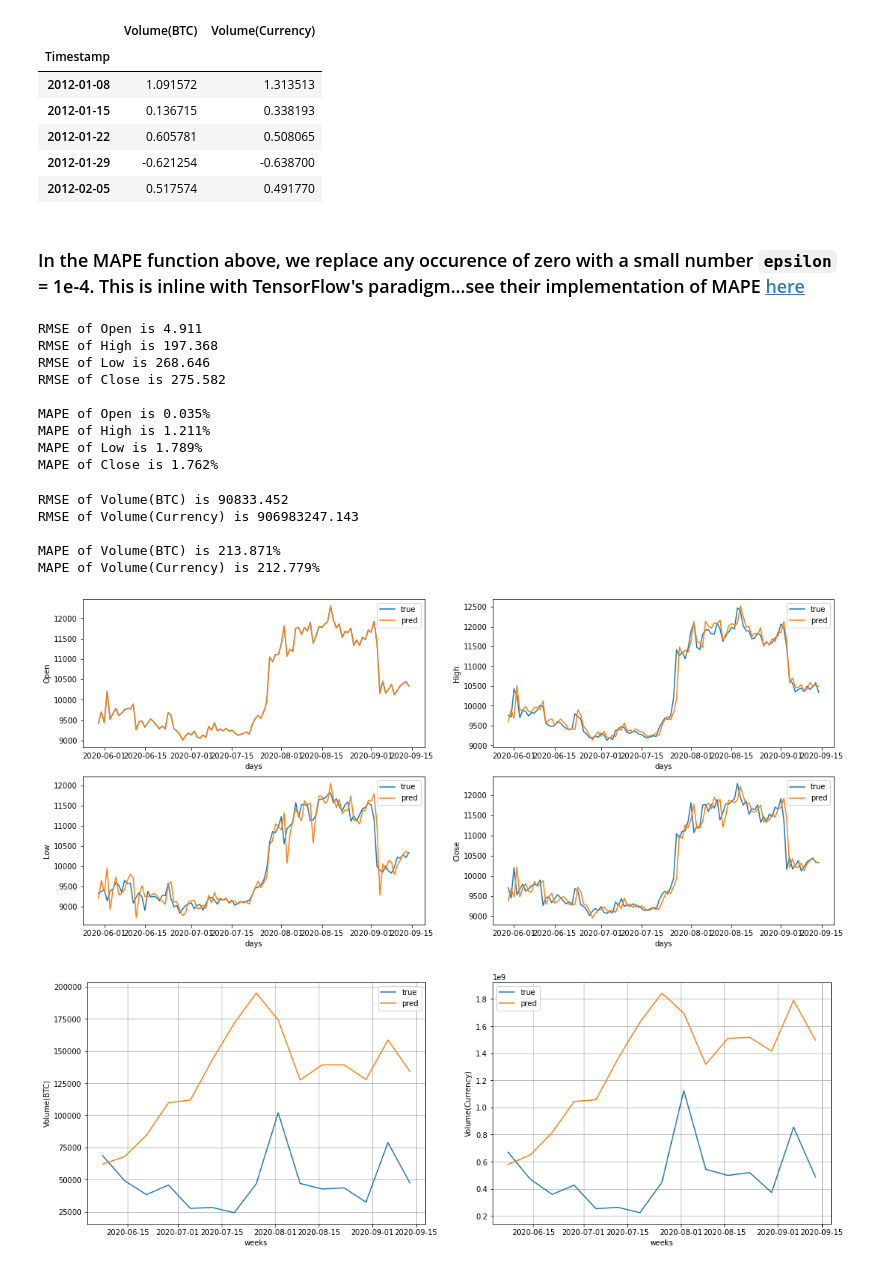
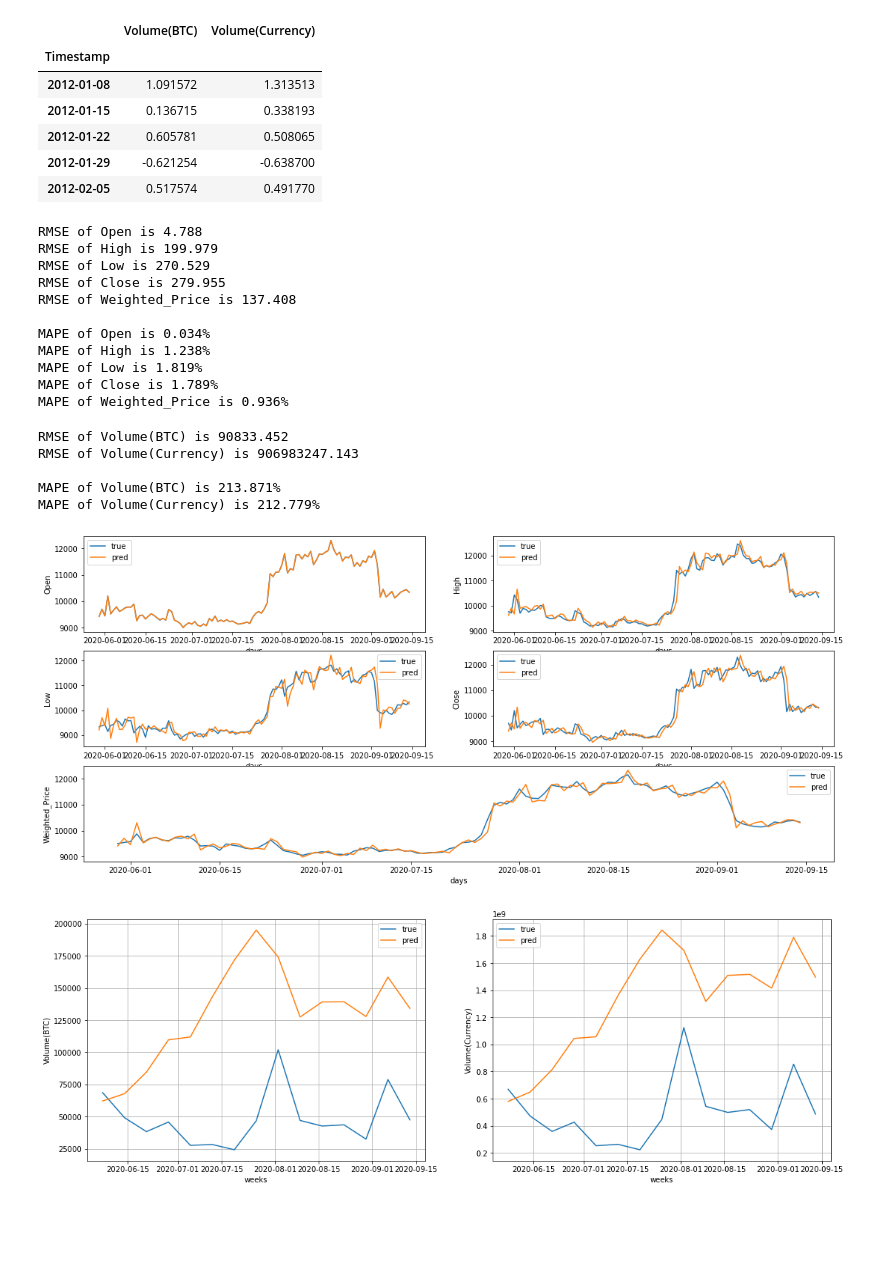
Before and after one commit to HamoyeHQ/05-bitcoin-trading, a Jupyter notebook: OHLC_BTC_CUR multivariate time series.ipynb, the cells around one changed output. Drawn from its saved outputs; the diff is of its cells as text; code cells hidden in the pictures; blank space fills up the shorter version.

Commit message:
Added 'Weighted_Price' column  to the multivariate variables
Added 'Weighted_Price' column  to the multivariate time series variables for forecast

`````diff
--- a/OHLC_BTC_CUR multivariate time series.ipynb
+++ b/OHLC_BTC_CUR multivariate time series.ipynb
@@ -321,5 +315,6 @@ daily_Low = bitcoin_df_imputed['Low'].resample('D').min()
 daily_Close = bitcoin_df_imputed['Close'].resample('D').last()
 daily_Volume_BTC = bitcoin_df_imputed['Volume_(BTC)'].resample('D').sum()
 daily_Volume_Currency = bitcoin_df_imputed['Volume_(Currency)'].resample('D').sum()
+daily_Weighted_Price = bitcoin_df_imputed['Weighted_Price'].resample('D').mean()
 # %%
 daily_df = pd.DataFrame({'Open': daily_Open, 'High': daily_High, 'Low': daily_Low, 'Close': daily_Close, \
@@ -451,9 +451,0 @@ plt.show()
-# %%
-cols = list(daily_df.columns)
-fig = plt.figure(figsize=(18, 12))
-for i, col in zip(range(1, len(cols)+1), cols):
-    a = fig.add_subplot(3, 2, i)
-    plt.xlabel('year')
-    plt.ylabel(col)
-    plt.plot(daily_df.index, daily_df[col], '-')
-    plt.grid()
@@ -616,4 +610,4 @@ daily_df_imputed.head()
 # %%
-daily_OHLC = daily_df_imputed.iloc[:, :-2].copy() # since we now have a dataframe for weekly Volume_(BTC)
-                            # Volume_(Currency), we will use a daily time frame for the rest series. Here, we
-                            # make a dataframe of the remaining 4 series
+daily_OHLCWp = daily_df_imputed.iloc[:, [0, 1, 2, 3, 6]].copy() # since we now have a dataframe for weekly
+                # Volume_(BTC) Volume_(Currency), we will use a daily time frame for the rest series. Here, we
+                # make a dataframe of the remaining 5 series
@@ -942,8 +956,8 @@ def walk_forward_VAR(df, start_walk, lag_order):
 BTC_CUR_VAR_results = walk_forward_VAR(diff_weekly_btc_cur_df, start_walk_weekly, 5) # BTC/CUR walk forward
 # %%
 # OHLC walk forward
-OHLC_VAR_results_test, OHLC_VAR_results_pred = walk_forward_VAR(np.log(daily_OHLC), start_walk_daily, 16)
-OHLC_VAR_results = np.exp(OHLC_VAR_results_test), np.exp(OHLC_VAR_results_pred)
+OHLCWp_VAR_results_test, OHLCWp_VAR_results_pred = walk_forward_VAR(np.log(daily_OHLCWp), start_walk_daily, 11)
+OHLCWp_VAR_results = np.exp(OHLCWp_VAR_results_test), np.exp(OHLCWp_VAR_results_pred)
 # %%
 # defining a fuction for inversing differencing
 def inv_diff(df, df_diff):
@@ -1013,8 +1027,6 @@ def mape(df_true, df_pred, epsilon=1e-4):
     error = df_true - df_pred
 
     return 100 * np.mean(np.abs(error/df_true), axis=0)
-# %% [markdown]
-### In the MAPE function above, we replace any occurence of zero with a small number ````epsilon```` = 1e-4.  This is inline with TensorFlow's paradigm...see their implementation of MAPE [here](https://www.tensorflow.org/api_docs/python/tf/keras/losses/MAPE)
 # %%
 # defining a function to print out both rmse and mape scores
 def print_rmse_and_mape(df_true, df_pred):
@@ -1027,17 +1039,19 @@ def print_rmse_and_mape(df_true, df_pred):
     for col, col_mape in zip(df_true.columns, np.round(mape(np.array(df_true), np.array(df_pred)), 3)):
         print('MAPE of {} is {}%'.format(col, col_mape))
 # %%
-print_rmse_and_mape(OHLC_VAR_results[0], OHLC_VAR_results[1]) # gets the rmse and mape scores of OHLC
+print_rmse_and_mape(OHLCWp_VAR_results[0], OHLCWp_VAR_results[1]) # gets the rmse and mape scores of OHLC
 # %% [output]
-RMSE of Open is 4.911
-RMSE of High is 197.368
-RMSE of Low is 268.646
-RMSE of Close is 275.582
+RMSE of Open is 4.788
+RMSE of High is 199.979
+RMSE of Low is 270.529
+RMSE of Close is 279.955
+RMSE of Weighted_Price is 137.408
 
-MAPE of Open is 0.035%
-MAPE of High is 1.211%
-MAPE of Low is 1.789%
-MAPE of Close is 1.762%
+MAPE of Open is 0.034%
+MAPE of High is 1.238%
+MAPE of Low is 1.819%
+MAPE of Close is 1.789%
+MAPE of Weighted_Price is 0.936%
 # %%
 print_rmse_and_mape(BTC_CUR_test, BTC_CUR_pred) # gets the rmse and mape scores of BTC/CUR
 # %% [output]
@@ -1047,17 +1061,26 @@ RMSE of Volume(Currency) is 906983247.143
 MAPE of Volume(BTC) is 213.871%
 MAPE of Volume(Currency) is 212.779%
 # %%
-# plots of our predictions and the true values for OHLC with VAR model
+# plots of our predictions and the true values for OHLCWp with VAR model
 fig = plt.figure(figsize=(18, 8))
-for i, col_test, col_pred in zip(range(1, 5), OHLC_VAR_results[0], OHLC_VAR_results[1]):
-    a = fig.add_subplot(2, 2, i)
-    plt.plot(OHLC_VAR_results[0][col_test])
-    plt.plot(OHLC_VAR_results[1].iloc[:, col_pred])
-    plt.legend(['true', 'pred'])
-    plt.xlabel('days')
-    plt.ylabel(col_test)
+for i, col_test, col_pred in zip(range(1, 6), OHLCWp_VAR_results[0], OHLCWp_VAR_results[1]):
+    if i == 5:
+        a = fig.add_subplot(3, 1, 3)
+        plt.plot(OHLCWp_VAR_results[0][col_test])
+        plt.plot(OHLCWp_VAR_results[1].iloc[:, col_pred])
+        plt.legend(['true', 'pred'])
+        plt.xlabel('days')
+        plt.ylabel(col_test)
+
+    else:
+        a = fig.add_subplot(3, 2, i)
+        plt.plot(OHLCWp_VAR_results[0][col_test])
+        plt.plot(OHLCWp_VAR_results[1].iloc[:, col_pred])
+        plt.legend(['true', 'pred'])
+        plt.xlabel('days')
+        plt.ylabel(col_test)
 # %% [output]
-[figure, old version]
+[figure, new version]
 # %%
 # plots of our predictions and the true values for BTC_CUR with VAR model
 fig = plt.figure(figsize=(18, 6))
`````
Also changed, not shown: parts of 81 cells of this notebook.
